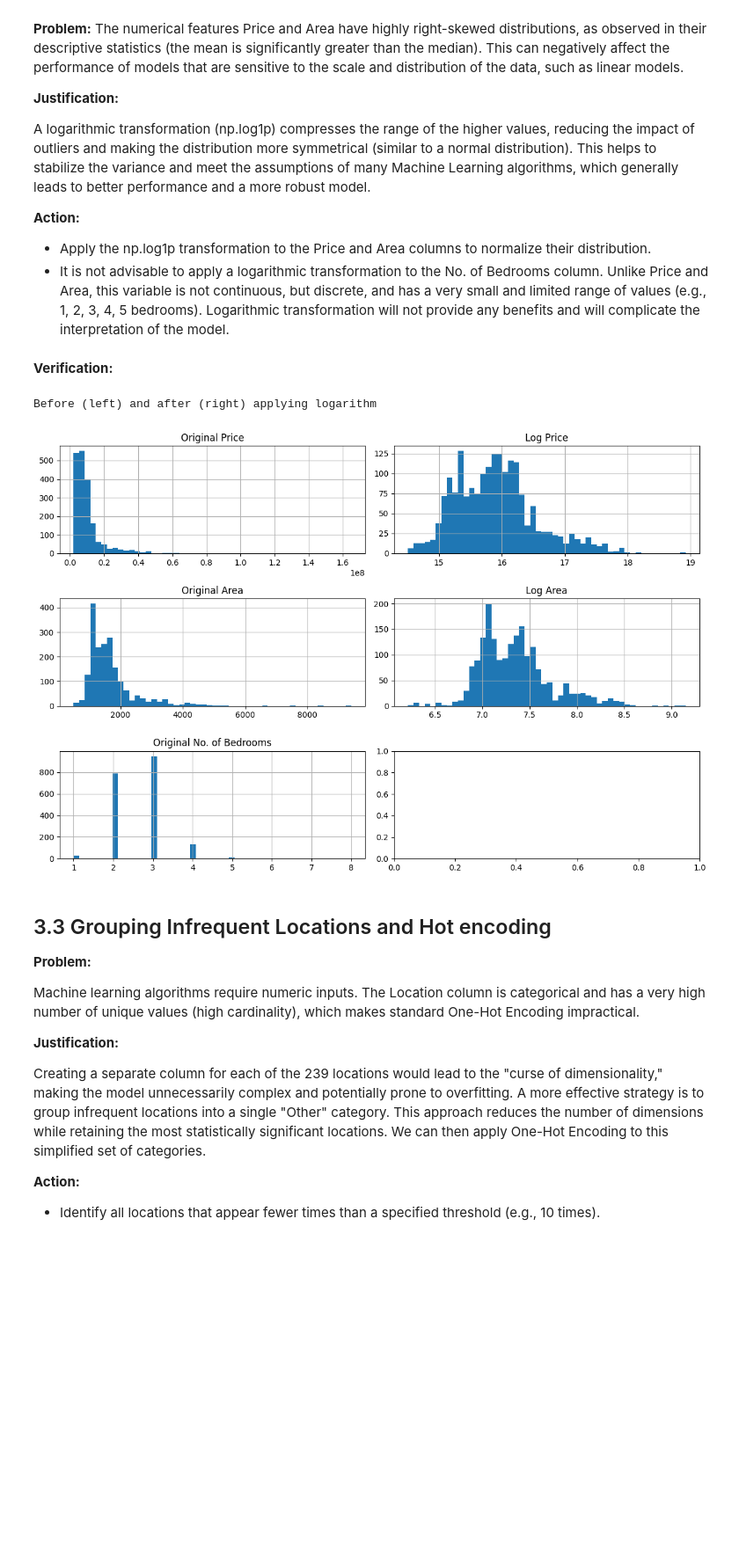
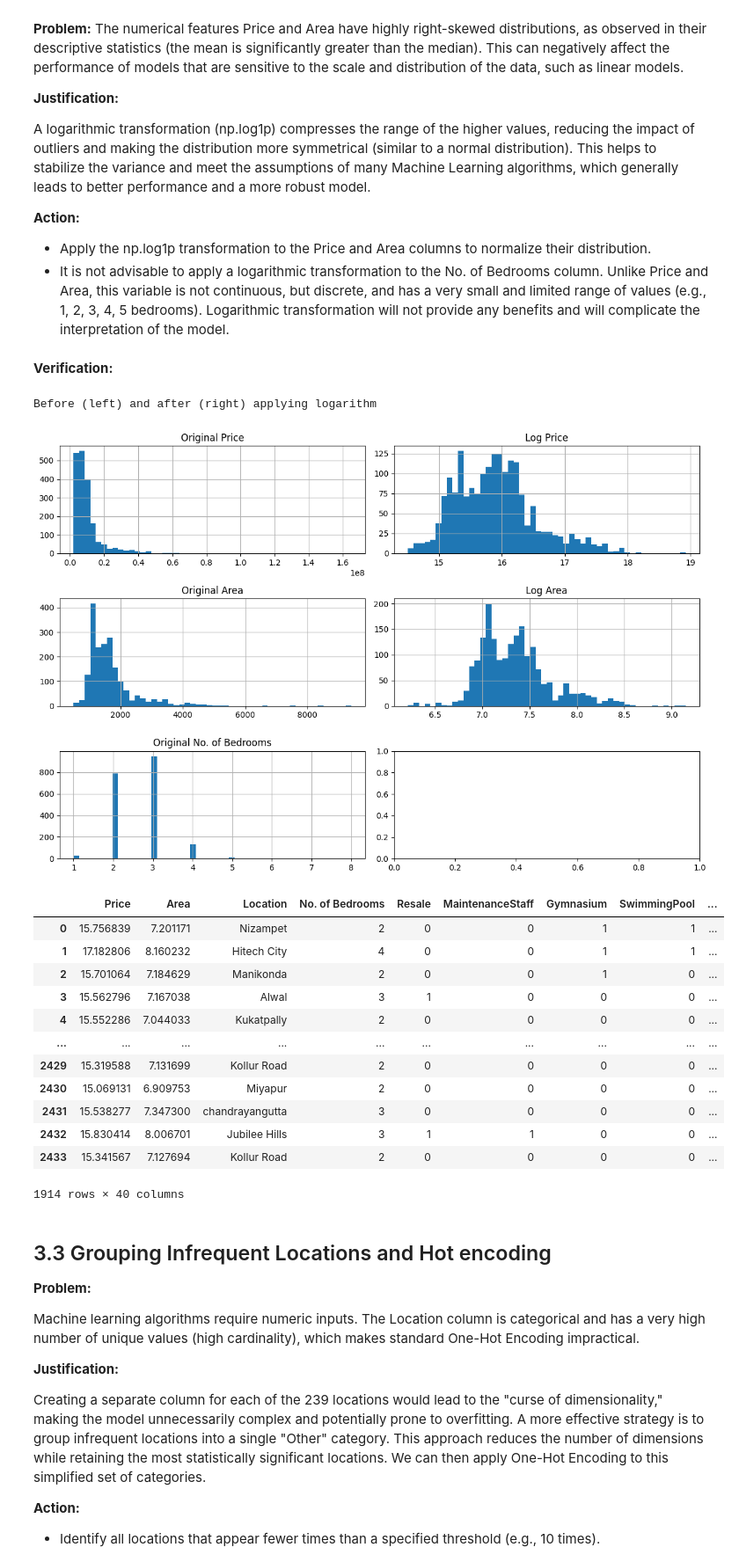
Before and after one commit to albertbolanoss/labs_machine_learning, a Jupyter notebook: notebooks/hyderabad_house_price/1.3_Feature_engineering.ipynb, the cells around one changed output. Shown at 88% size. Drawn from its saved outputs; the diff is of its cells as text; code cells hidden in the pictures; blank space fills up the shorter version.

```diff
--- a/notebooks/hyderabad_house_price/1.3_Feature_engineering.ipynb
+++ b/notebooks/hyderabad_house_price/1.3_Feature_engineering.ipynb
@@ -65,26 +65,46 @@ A logarithmic transformation (np.log1p) compresses the range of the higher value
 # %%
 fig, axes = plt.subplots(3, 2, figsize=(12, 8))
 
 dataset[Column.PRICE.name].hist(ax=axes[0,0], bins=50).set_title('Original Price')
 dataset[Column.AREA.name].hist(ax=axes[1,0], bins=50).set_title('Original Area')
 dataset[Column.NO_OF_BEDROOMS.name].hist(ax=axes[2,0], bins=50).set_title('Original No. of Bedrooms')
 
-dataset[Column.PRICE.name] = np.log1p(dataset[Column.PRICE.name])
-dataset[Column.AREA.name] = np.log1p(dataset[Column.AREA.name])
+# Scaling continous variables (pandas methods)
+# dataset[Column.PRICE.name] = np.log1p(dataset[Column.PRICE.name])
+# dataset[Column.AREA.name] = np.log1p(dataset[Column.AREA.name])
+
+# Scaling continous variables (Function Transformer)
+log_transformer = FunctionTransformer(np.log1p)
+dataset[Column.PRICE.name] = log_transformer.transform(dataset[Column.PRICE.name])
+dataset[Column.AREA.name] = log_transformer.transform(dataset[Column.AREA.name])
 
 dataset[Column.PRICE.name].hist(ax=axes[0,1], bins=50).set_title('Log Price')
 dataset[Column.AREA.name].hist(ax=axes[1,1], bins=50).set_title('Log Area')
 
 display(Markdown('**Verification:**'))
 print("Before (left) and after (right) applying logarithm")
 plt.tight_layout()
 plt.show()
 
 dataset.to_parquet(targetDataset)
+dataset
 # %% [output]
 **Verification:**
 Before (left) and after (right) applying logarithm
 [figure]
+|  | Price | Area | Location | No. of Bedrooms | Resale | MaintenanceStaff | Gymnasium | SwimmingPool | ... |
+| 0 | 15.756839 | 7.201171 | Nizampet | 2 | 0 | 0 | 1 | 1 | ... |
+| 1 | 17.182806 | 8.160232 | Hitech City | 4 | 0 | 0 | 1 | 1 | ... |
+| 2 | 15.701064 | 7.184629 | Manikonda | 2 | 0 | 0 | 1 | 0 | ... |
+| 3 | 15.562796 | 7.167038 | Alwal | 3 | 1 | 0 | 0 | 0 | ... |
+| 4 | 15.552286 | 7.044033 | Kukatpally | 2 | 0 | 0 | 0 | 0 | ... |
+| ... | ... | ... | ... | ... | ... | ... | ... | ... | ... |
+| 2429 | 15.319588 | 7.131699 | Kollur Road | 2 | 0 | 0 | 0 | 0 | ... |
+| 2430 | 15.069131 | 6.909753 | Miyapur | 2 | 0 | 0 | 0 | 0 | ... |
+| 2431 | 15.538277 | 7.347300 | chandrayangutta | 3 | 0 | 0 | 0 | 0 | ... |
+| 2432 | 15.830414 | 8.006701 | Jubilee Hills | 3 | 1 | 1 | 0 | 0 | ... |
+| 2433 | 15.341567 | 7.127694 | Kollur Road | 2 | 0 | 0 | 0 | 0 | ... |
+1914 rows × 40 columns
 # %% [markdown]
 ## 3.3 Grouping Infrequent Locations and Hot encoding
 
```
Also changed, not shown: parts of 4 cells of this notebook, 8 other files.
